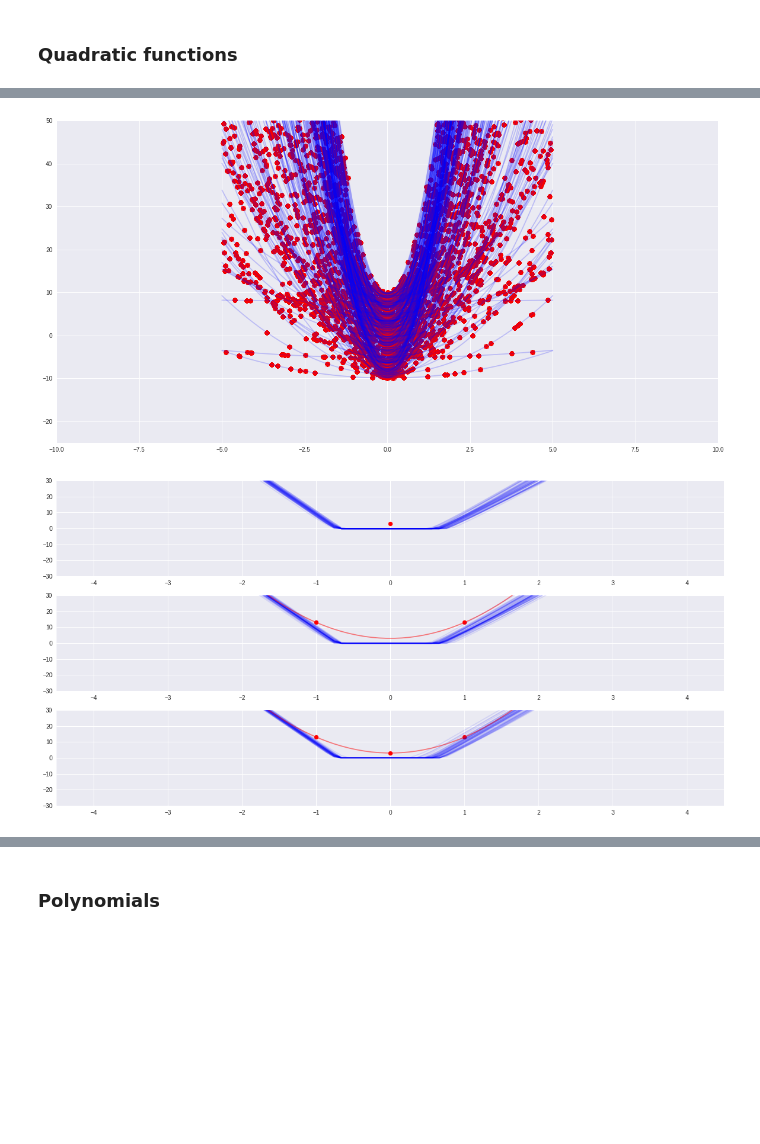
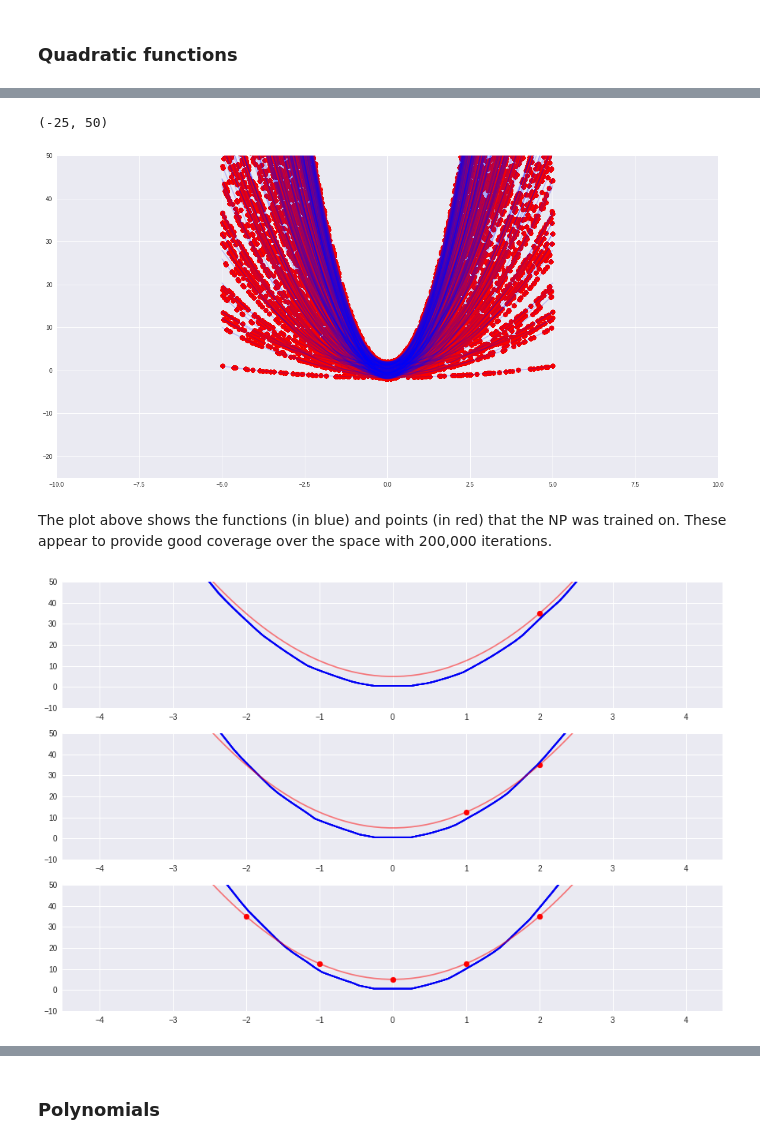
Before and after one commit to JTT94/neural_processes, a Jupyter notebook: notebooks/np.ipynb, the cells around one changed output, grey strips where cells are left out. Drawn from its saved outputs; the diff is of its cells as text; code cells hidden in the pictures; blank space fills up the shorter version.

```diff
--- a/notebooks/np.ipynb
+++ b/notebooks/np.ipynb
@@ -228,7 +568,9 @@ for i in range(n_iter):
 # %%
 #@title Plot Training (Context and Target)
 fig, ax = plt.subplots(1, figsize=(20,10))
-n_samples = 300 #@param
+n_samples = 100 #@param
+
+n_samples = 200
 x_star = np.linspace(-5, 5, 100)
 for i in range(n_samples):
     y_temp = train_q[i]*x_star**2+train_p[i]
@@ -236,48 +578,52 @@ for i in range(n_samples):
     ax.scatter(train_xs[:n_samples], train_ys[:n_samples], c='red', alpha=0.2)
 ax.set_xlim((-10, 10))
 ax.set_ylim((-25, 50))
-plt.show()
 # %% [output]
+(-25, 50)
-[figure, old version]
+[figure, new version]
+# %% [markdown]
+The plot above shows the functions (in blue) and points (in red) that the NP was trained on. These appear to provide good coverage over the space with 200,000 iterations.
 # %%
 #@title Plot Predictions
 
-X_SQUARED_COEFFICIENT = 10  #@param {type:"number"}
-q = X_SQUARED_COEFFICIENT
-Y_INTERCEPT = 0 #@param {type:"number"}
-p = Y_INTERCEPT
+X_SQUARED_COEFFICIENT = 7.5  #@param {type:"number"}
+q_pred = X_SQUARED_COEFFICIENT
+Y_INTERCEPT = 5 #@param {type:"number"}
+p_pred = Y_INTERCEPT
 
-xs = np.random.uniform(-5, 5, 5)
-ys = q * (xs)**2 + p
-x_star = np.linspace(-5, 5, 100)
-y_star = q * (x_star)**2 + p
+#=========================================================
+# PLOTTING PREDICTIONS
+
+xs = np.random.uniform(x_range_low, x_range_high, 5)
+ys = q_pred * (xs)**2 + p_pred
+x_star = np.linspace(x_range_low, x_range_high, 100)
+y_star = q_pred * (x_star)**2 + p_pred
 
 def plot_prediction(ax, xs, ys, x_star, y_star, plot_true = True, xlim = (-4.5, 4.5), ylim=(-1.5, 1.5), sess= tf.get_default_session()):
     posterior_predict_op = posterior_predict(
         xs.reshape((-1,1)),
         ys.reshape((-1,1)),
         x_star.reshape((-1,1)),
-        params, encoder_h, decoder_g, n_draws=50)
+        params, n_draws=50)
     y_star_mat = sess.run(posterior_predict_op.mu)
 
     for i in range(y_star_mat.shape[1]):
         ax.plot(x_star, y_star_mat.T[i], c='b', alpha=0.1)
     if plot_true:
         ax.plot(x_star, y_star, c='r', alpha=.5)
     ax.scatter(xs, ys, c='r')
     ax.set_xlim(xlim)
     ax.set_ylim(ylim)
 
-fig, axes = plt.subplots(3, 1, figsize=(20,10))
-xss = [np.array(xs) for xs in [[0], [-1, 1], [-2, -1, 0, 1, 2]]]
-yss = [q * (xs)**2 + p for xs in xss]
+fig, axes = plt.subplots(3, 1, figsize=(15,10))
+xss = [np.array(xs) for xs in [[2], [1, 2], [-2, -1, 0, 1, 2]]]
+yss = [q_pred * (xs)**2 + p_pred for xs in xss]
 plot_true = False
-ylim=(-30, 30)
+ylim=(-10, 50)
+plot_true = True
 for ax, xs, ys in zip(axes, xss, yss):
     plot_prediction(ax, xs, ys, x_star, y_star, plot_true = plot_true, ylim = ylim, sess=sess)
-    plot_true = True
-    ylim=(-30, 30)
-
+    ylim=(-10, 50)
 plt.show()
 # %% [output]
-[figure, old version]
+[figure, new version]
```
Also changed, not shown: parts of 31 cells of this notebook.
